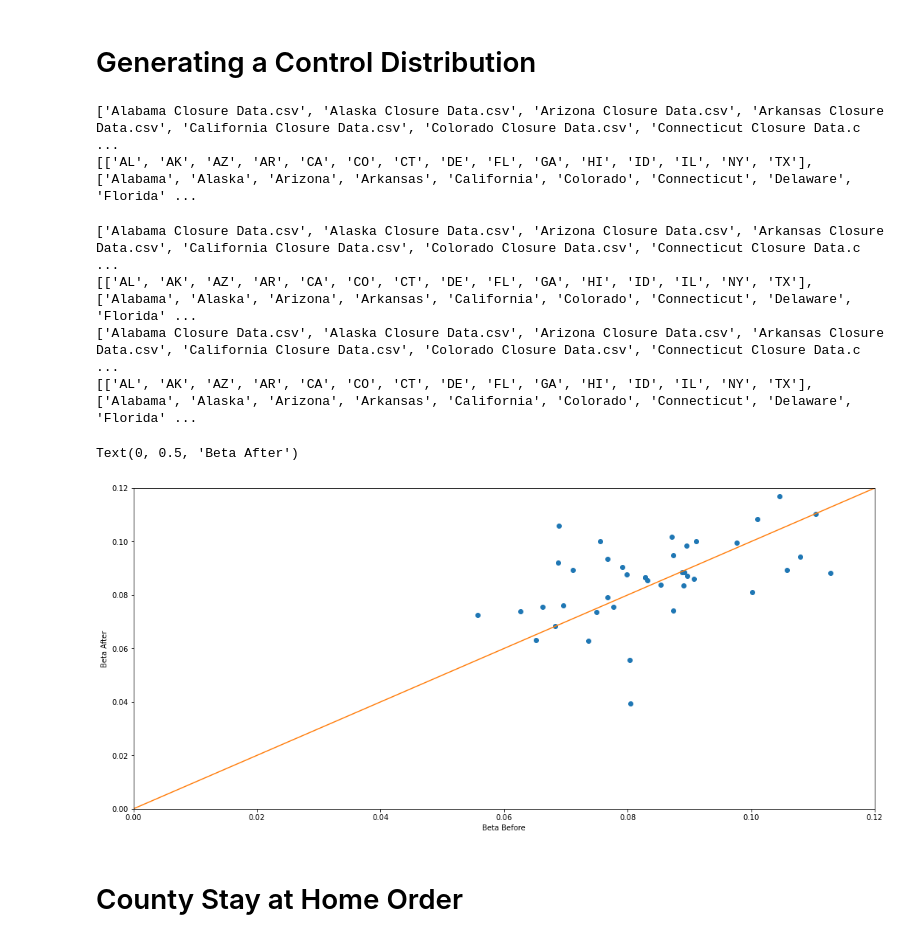
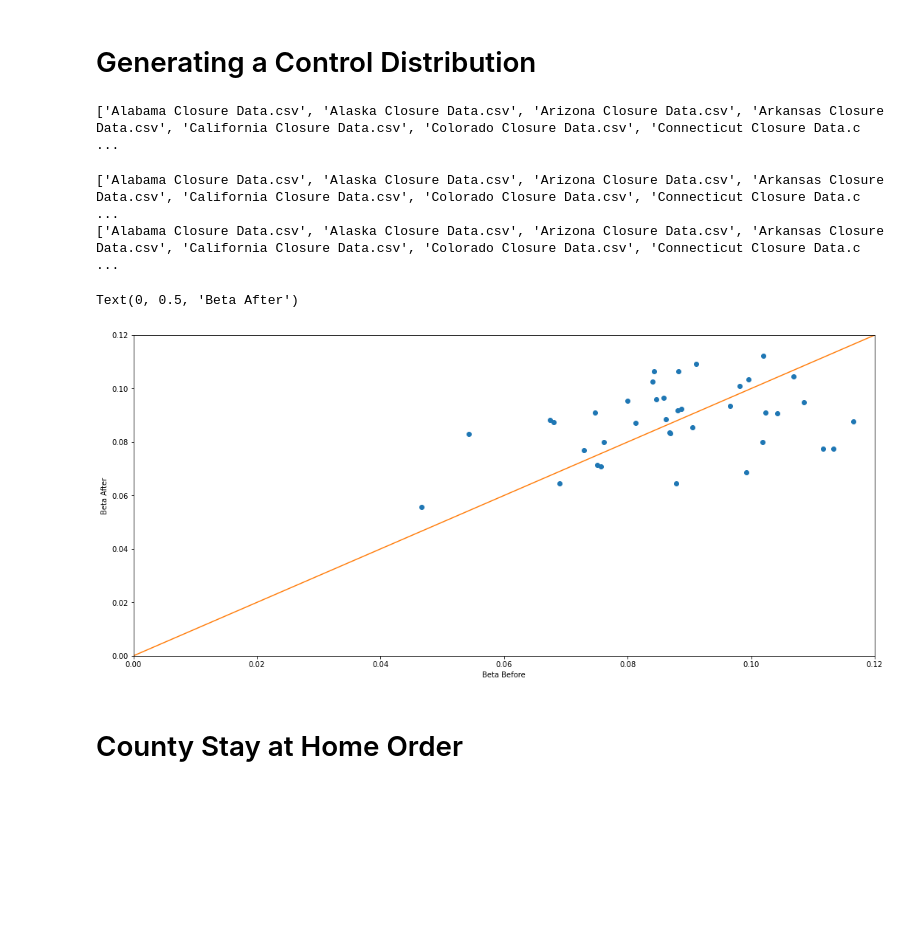
Before and after one commit to holiday-pettijohn/COVID-Tracking-Biola-Summer, a Jupyter notebook: Code/Determining Average Difference for Policies.ipynb, the cells around one changed output. Drawn from its saved outputs; the diff is of its cells as text; code cells hidden in the pictures; blank space fills up the shorter version.

```diff
--- a/Code/Determining Average Difference for Policies.ipynb
+++ b/Code/Determining Average Difference for Policies.ipynb
@@ -636,12 +707,9 @@ def betaWithKernel(beta): #Apply a convolution kernel to the data
 # %% [markdown]
 # Mask Mandate Distribution
 # %%
-import os
 arr = os.listdir('../Data/State Closure Data/Data files that Jesse messed with/')
 print(arr)
-stateNames = [['AL', 'AK', 'AZ', 'AR', 'CA', 'CO', 'CT', 'DE', 'FL', 'GA', 'HI', 'ID', 'IL', 'NY', 'TX'], ['Alabama', 'Alaska', 'Arizona', 'Arkansas', 'California', 'Colorado', 'Connecticut', 'Delaware', 'Florida', 'Georgia', 'Hawaii', 'Idaho','Illinois', 'New York', 'Texas' ]]
-print(stateNames)
-i = 0
+
 bB = []
 bA = []
 
@@ -651,13 +719,15 @@ for file in arr:
     if platform.system() == "Windows":
         pathc.replace("/", "\\")
 
+    stateName = file[0:len(file)-17] #Get the county name
+    abr = convert[stateName]
     #Change state abbreviation based on the state you want to use
-    filename = stateNames[0][i]+".csv"
+    filename = abr+".csv"
 
     dates, infectRaw, recovRaw, deadRaw = SIRD_Model.loadData(pathc + filename)
 
     #Change population based on the state you want to use
-    pop = int(getPop(stateNames[1][i]))
+    pop = int(getPop(stateName))
     numDays = len(infectRaw)
     infect = infectRaw[0:numDays]
     dead = deadRaw[0:numDays]
@@ -696,55 +765,53 @@ bA = []
 for i in range(3):
     arr = os.listdir('../Data/State Closure Data/Data files that Jesse messed with/')
     print(arr)
-    stateNames = [['AL', 'AK', 'AZ', 'AR', 'CA', 'CO', 'CT', 'DE', 'FL', 'GA', 'HI', 'ID', 'IL', 'NY', 'TX'], ['Alabama', 'Alaska', 'Arizona', 'Arkansas', 'California', 'Colorado', 'Connecticut', 'Delaware', 'Florida', 'Georgia', 'Hawaii', 'Idaho','Illinois', 'New York', 'Texas' ]]
-    print(stateNames)
-    i = 0
 
     for file in arr:
+
+        stateName = file[0:len(file)-17] #Get the county name
+        abr = convert[stateName]
+
         pathc='../Data/Covid Tracking State Data/'
         # modify the path syntax based on the current platform
         if platform.system() == "Windows":
             pathc.replace("/", "\\")
 
         #Change state abbreviation based on the state you want to use
-        filename = stateNames[0][i]+".csv"
+        filename = abr+".csv"
 
         dates, infectRaw, recovRaw, deadRaw = SIRD_Model.loadData(pathc + filename)
 
         #Change population based on the state you want to use
-        pop = int(getPop(stateNames[1][i]))
+        pop = int(getPop(stateName))
         numDays = len(infectRaw)
         infect = infectRaw[0:numDays]
         dead = deadRaw[0:numDays]
 
         gamma = getGamma(infect,dead)
         nu = getNu(infect,dead)
         q = .1 #0.0754
         window = 13
         hWin = window // 2
         beta = getBeta(pop, q, infect, dead, window)
 
 
         temp = dates.tolist()
         pathc='../Data/State Closure Data/Data files that Jesse messed with/'
         randDate = dates[random.randint(14,len(dates)-21)]
 
         tB, tA = getBetaDiff(dates,randDate, beta, infect, dead, pop, q, numDays )
         bB.append(tB)
         bA.append(tA)
         i += 1
 fig,ax = plt.subplots(figsize = (18,8))
 ax.plot(bB,bA, 'o')
 ax.plot([0,0.12],[0,0.12])
 ax.axis([0,0.12,0,0.12])
 ax.set_xlabel("Beta Before")
 ax.set_ylabel("Beta After")
 # %% [output]
 ['Alabama Closure Data.csv', 'Alaska Closure Data.csv', 'Arizona Closure Data.csv', 'Arkansas Closure Data.csv', 'California Closure Data.csv', 'Colorado Closure Data.csv', 'Connecticut Closure Data.c ...
-[['AL', 'AK', 'AZ', 'AR', 'CA', 'CO', 'CT', 'DE', 'FL', 'GA', 'HI', 'ID', 'IL', 'NY', 'TX'], ['Alabama', 'Alaska', 'Arizona', 'Arkansas', 'California', 'Colorado', 'Connecticut', 'Delaware', 'Florida' ...
 ['Alabama Closure Data.csv', 'Alaska Closure Data.csv', 'Arizona Closure Data.csv', 'Arkansas Closure Data.csv', 'California Closure Data.csv', 'Colorado Closure Data.csv', 'Connecticut Closure Data.c ...
-[['AL', 'AK', 'AZ', 'AR', 'CA', 'CO', 'CT', 'DE', 'FL', 'GA', 'HI', 'ID', 'IL', 'NY', 'TX'], ['Alabama', 'Alaska', 'Arizona', 'Arkansas', 'California', 'Colorado', 'Connecticut', 'Delaware', 'Florida' ...
 ['Alabama Closure Data.csv', 'Alaska Closure Data.csv', 'Arizona Closure Data.csv', 'Arkansas Closure Data.csv', 'California Closure Data.csv', 'Colorado Closure Data.csv', 'Connecticut Closure Data.c ...
-[['AL', 'AK', 'AZ', 'AR', 'CA', 'CO', 'CT', 'DE', 'FL', 'GA', 'HI', 'ID', 'IL', 'NY', 'TX'], ['Alabama', 'Alaska', 'Arizona', 'Arkansas', 'California', 'Colorado', 'Connecticut', 'Delaware', 'Florida' ...
 Text(0, 0.5, 'Beta After')
-[figure, old version]
+[figure, new version]
```
Also changed, not shown: parts of 7 cells of this notebook, 3 other files.
